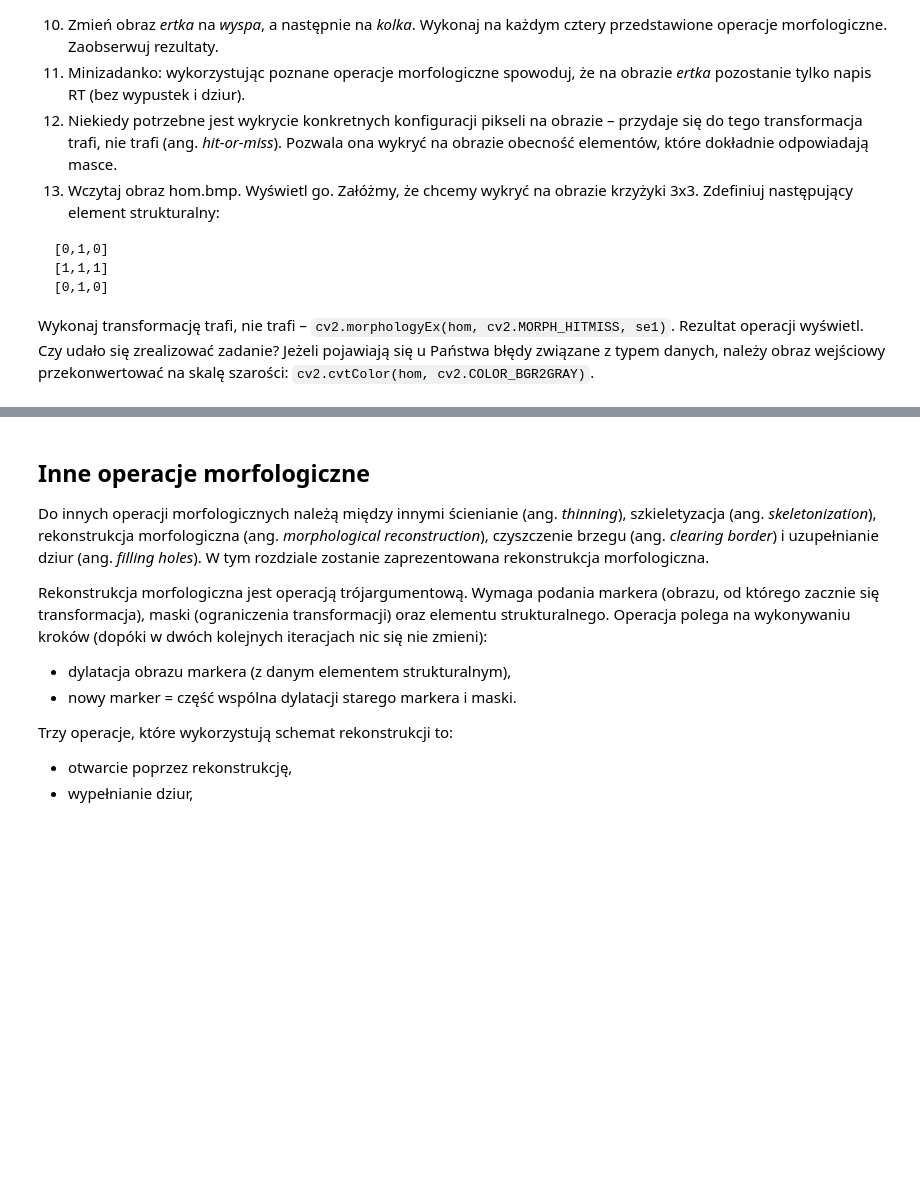
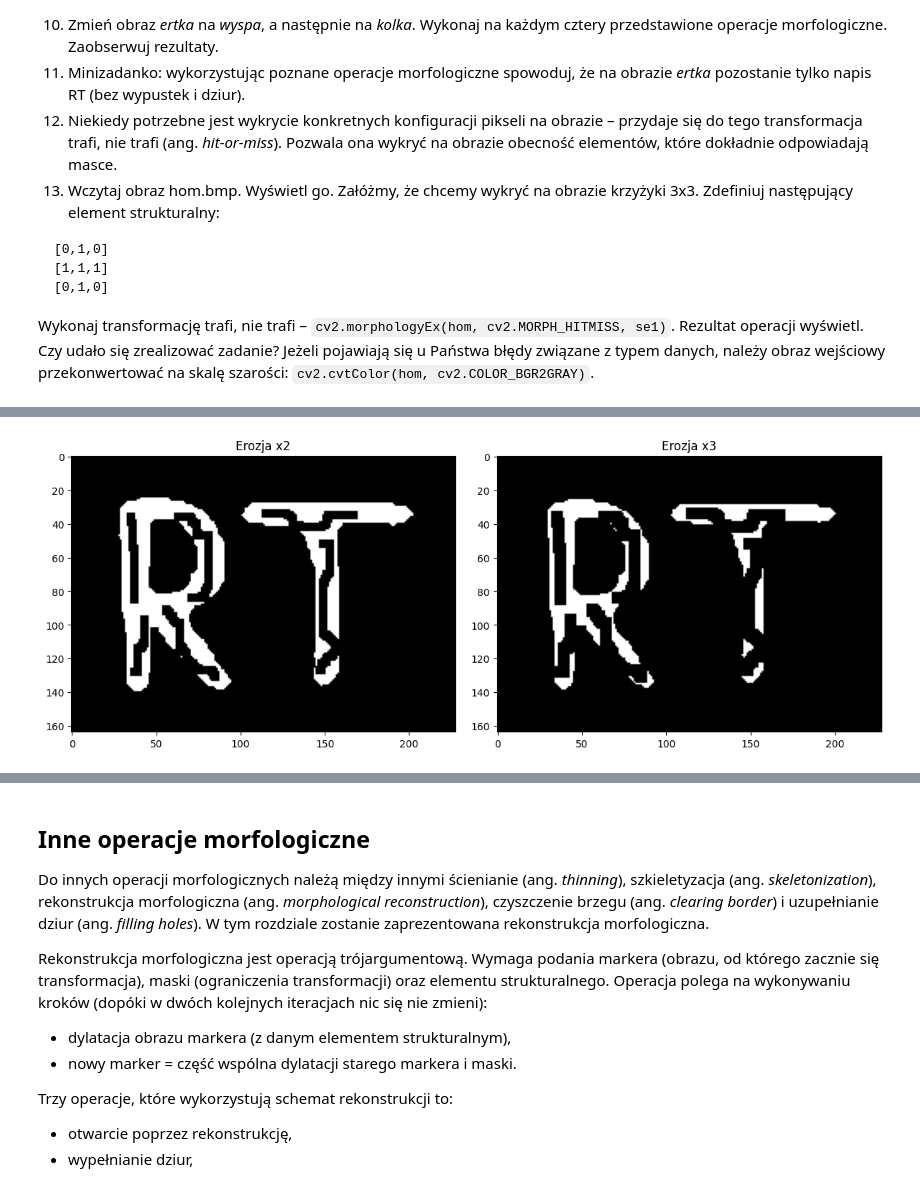
Before and after one commit to rmesek/wcpo-agh-2024, a Jupyter notebook: lab7/10_morphology.ipynb, the cells around one changed output, grey strips where cells are left out. Saved outputs shown, nothing was run; the diff lists cells and outputs as text; code cells hidden in the pictures; blank space fills up the shorter version.

```diff
--- a/lab7/10_morphology.ipynb
+++ b/lab7/10_morphology.ipynb
@@ -87,0 +139,21 @@ for fileName in fileNames:
+# %%
+N = 3
+image = images["ertka"]
+
+f, axs = plt.subplots(1, 2)
+f.set_size_inches(12, 8)
+f.tight_layout()
+
+kernel = cv2.getStructuringElement(cv2.MORPH_RECT, (N, N))
+image_erode = cv2.erode(image, kernel, iterations=2)
+axs[0].imshow(image_erode, cmap="gray")
+axs[0].set_title("Erozja x2")
+
+kernel = cv2.getStructuringElement(cv2.MORPH_RECT, (N, N))
+image_erode = cv2.erode(image, kernel, iterations=3)
+axs[1].imshow(image_erode, cmap="gray")
+axs[1].set_title("Erozja x3")
+
+plt.show()
+# %% [output]
+[figure, added]
```
Also changed, not shown: parts of 10 cells of this notebook, 13 other files.
